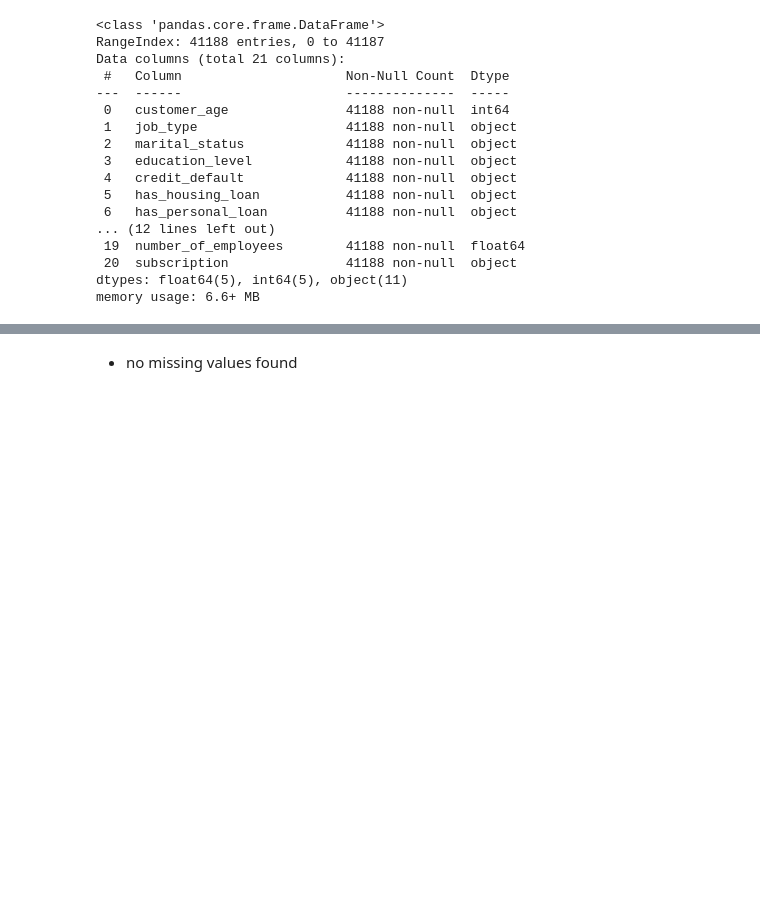
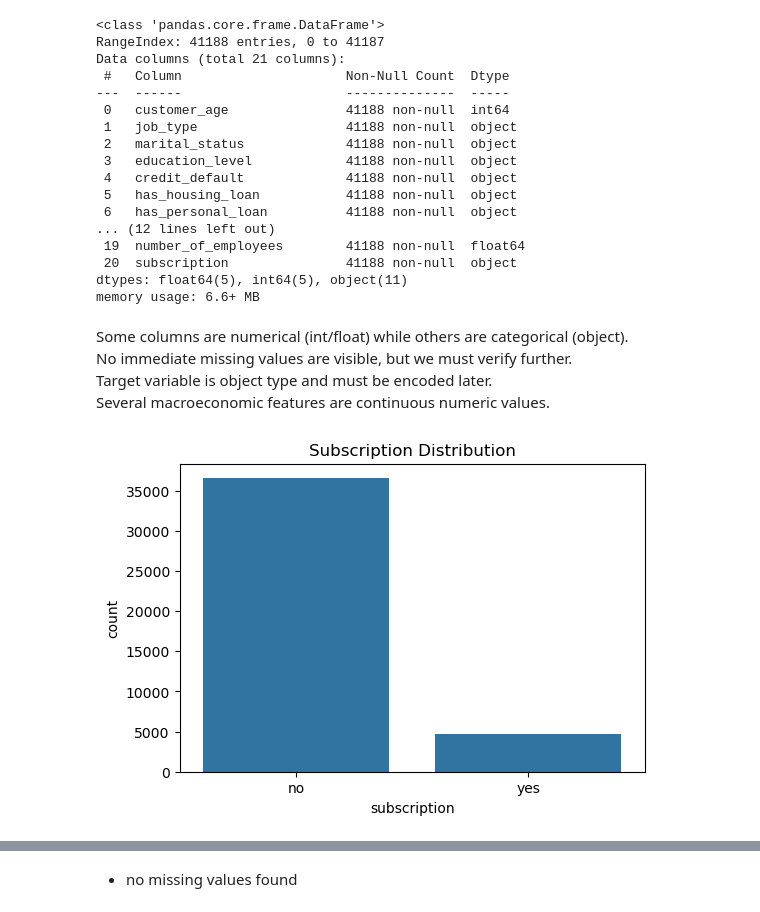
Before and after one commit to 1419Nitesh/intership_project, a Jupyter notebook: nitesh.ipynb, the cells around one changed output, grey strips where cells are left out. Cells and saved outputs as stored; diff of their text form; code cells hidden in the pictures; blank space fills up the shorter version.

```diff
--- a/nitesh.ipynb
+++ b/nitesh.ipynb
@@ -104,3 +153,15 @@ Data columns (total 21 columns):
  20  subscription               41188 non-null  object
 dtypes: float64(5), int64(5), object(11)
 memory usage: 6.6+ MB
+# %% [markdown]
+Some columns are numerical (int/float) while others are categorical (object).
+No immediate missing values are visible, but we must verify further.
+Target variable is object type and must be encoded later.
+Several macroeconomic features are continuous numeric values.
+# %%
+plt.figure(figsize=(6,4))
+sns.countplot(x='subscription', data=df)
+plt.title("Subscription Distribution")
+plt.show()
+# %% [output]
+[figure, added]
```
Also changed, not shown: parts of 55 cells of this notebook, 1 other file.
